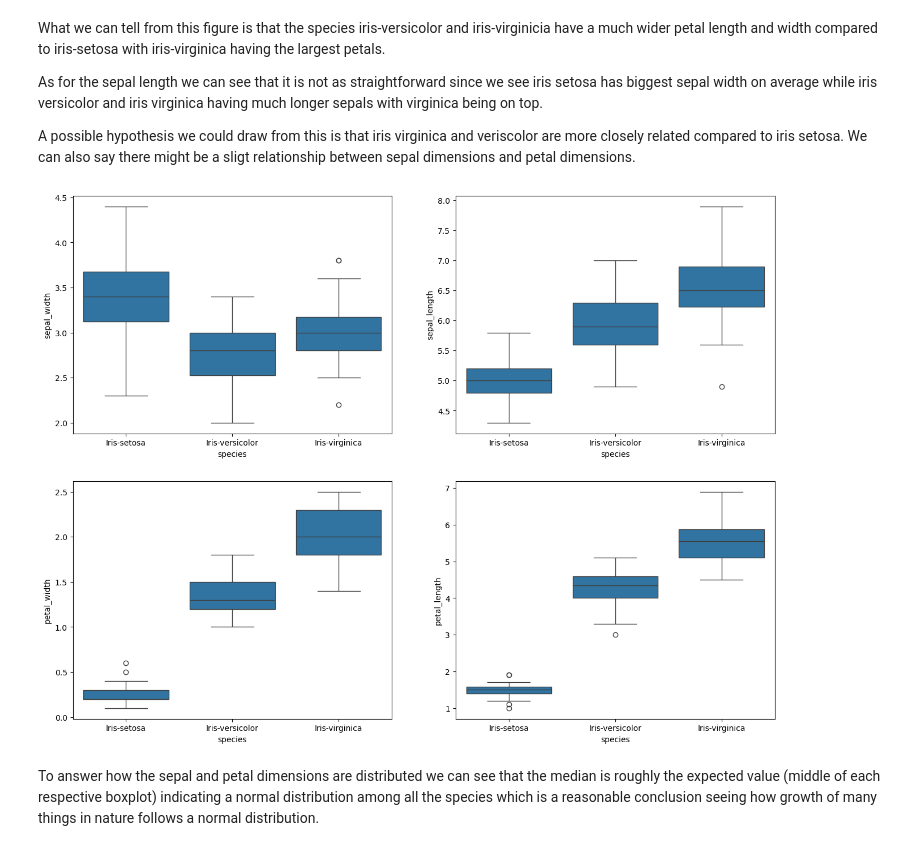
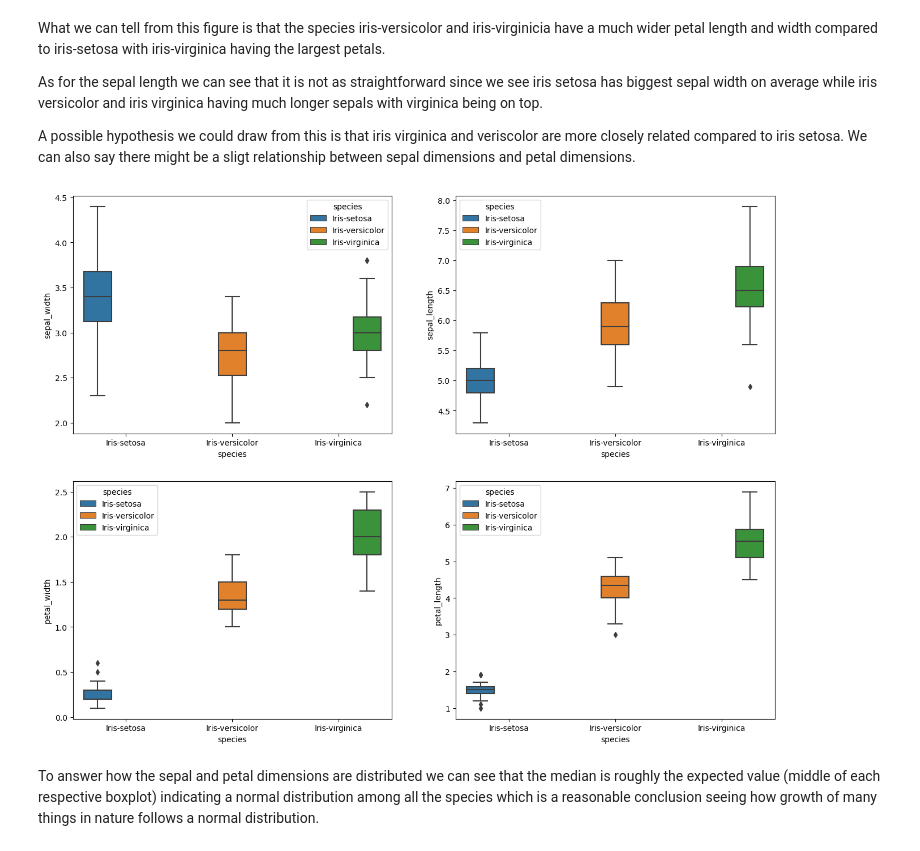
Before and after one commit to MrHEFF/su-mt4007, a Jupyter notebook: HW3/HW3.ipynb, the cells around one changed output. Cells and saved outputs as stored; diff of their text form; code cells hidden in the pictures.

```diff
--- a/HW3/HW3.ipynb
+++ b/HW3/HW3.ipynb
@@ -47,38 +47,42 @@ A possible hypothesis we could draw from this is that iris virginica and verisco
 # %%
 # Create a custom grid of subplots (2 rows, 4 columns)
 fig, axes = plt.subplots(2, 2, figsize=(16, 12))
 
 # Example scatterplots on specific axes
 sns.boxplot(
     data=df1,
     x="species",
     y="sepal_width",
-    ax=axes[0, 0]
+    ax=axes[0, 0],
+    hue = "species"
 )
 sns.boxplot(
     data=df1,
     x="species",
     y="sepal_length",
-    ax=axes[0, 1]
+    ax=axes[0, 1],
+    hue = "species"
 )
 
 
 sns.boxplot(
     data=df1,
     x="species",
     y="petal_width",
-    ax=axes[1, 0]
+    ax=axes[1, 0],
+    hue = "species"
 )
 sns.boxplot(
     data=df1,
     x="species",
     y="petal_length",
-    ax=axes[1, 1]
+    ax=axes[1, 1],
+    hue = "species"
 )
 
 plt.show()
 # %% [output]
-[figure, old version]
+[figure, new version]
 # %% [markdown]
 To answer how the sepal and petal dimensions are distributed we can see that the median is roughly the expected value (middle of each respective boxplot) indicating a normal distribution among all the species which is a reasonable conclusion seeing how growth of many things in nature follows a normal distribution.
 # %%
```
Also changed, not shown: parts of 12 cells of this notebook, 1 other file.
